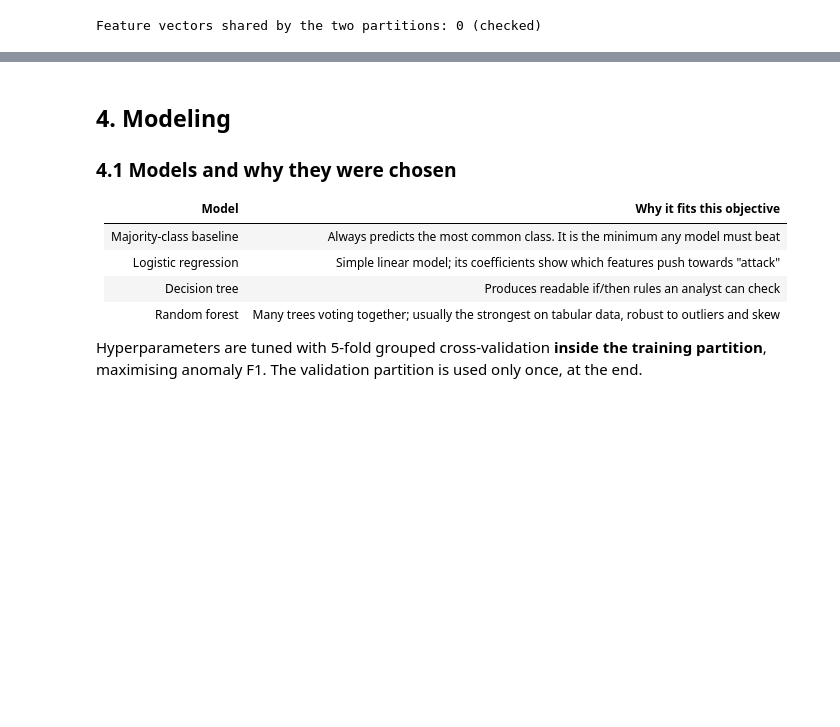
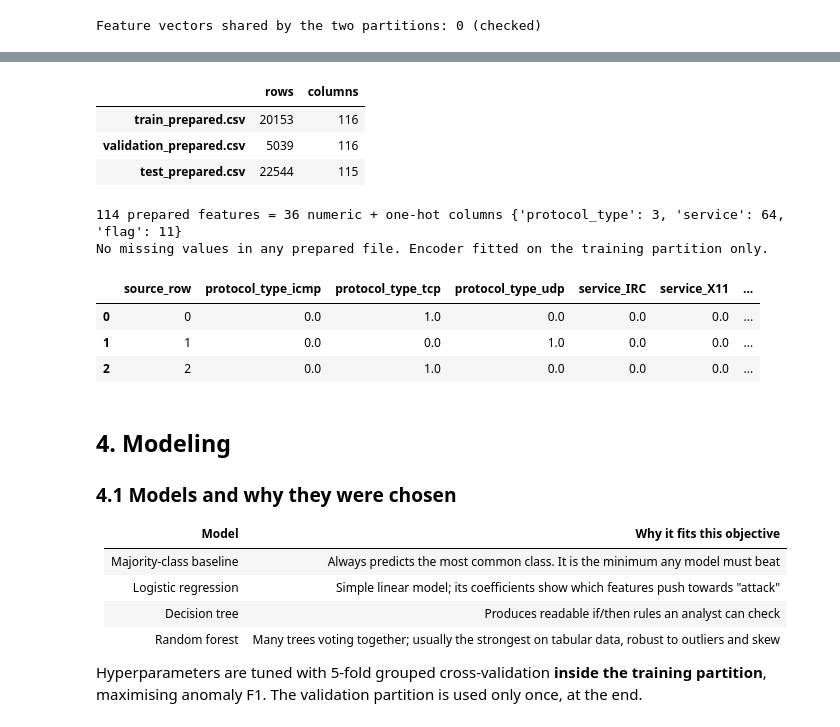
Before and after one commit to aymenmelk/HoneyBadger, a Jupyter notebook: pair1_attack_classification.ipynb, the cells around one changed output, grey strips where cells are left out. Drawn from its saved outputs; the diff is of its cells as text; code cells hidden in the pictures; blank space fills up the shorter version.

```diff
--- a/pair1_attack_classification.ipynb
+++ b/pair1_attack_classification.ipynb
@@ -321,3 +332,43 @@ Feature vectors shared by the two partitions: 0 (checked)
+# %%
+from scipy import sparse
+
+prep = tree_preprocessor(categorical).fit(X_fit)
+column_names = [name.split('__', 1)[1] for name in prep.get_feature_names_out()]
+
+
+def prepared_frame(frame, rows, labels=None):
+    values = prep.transform(frame)
+    values = values.toarray() if sparse.issparse(values) else np.asarray(values)
+    out = pd.DataFrame(values, columns=column_names)
+    out.insert(0, 'source_row', rows)
+    if labels is not None:
+        out['label'] = labels
+    return out
+
+
+exports = {'train_prepared.csv': prepared_frame(X_fit, fit_idx, y_fit),
+           'validation_prepared.csv': prepared_frame(X_val, val_idx, y_val),
+           'test_prepared.csv': prepared_frame(test[model_features], np.arange(len(test)))}
+for name, frame in exports.items():
+    frame.to_csv(name, index=False)
+    assert frame.drop(columns=['source_row', 'label'], errors='ignore').isna().sum().sum() == 0
+display(pd.DataFrame({'rows': [len(f) for f in exports.values()], 'columns': [f.shape[1] for f in exports.values()]},
+                     index=list(exports)))
+encoded = {c: sum(n.startswith(c + '_') for n in column_names) for c in categorical}
+print(f'{len(column_names)} prepared features = {len(numeric)} numeric + one-hot columns {encoded}')
+print('No missing values in any prepared file. Encoder fitted on the training partition only.')
+display(exports['train_prepared.csv'].iloc[:3, :8])
+# %% [output]
+|  | rows | columns |
+| train_prepared.csv | 20153 | 116 |
+| validation_prepared.csv | 5039 | 116 |
+| test_prepared.csv | 22544 | 115 |
+114 prepared features = 36 numeric + one-hot columns {'protocol_type': 3, 'service': 64, 'flag': 11}
+No missing values in any prepared file. Encoder fitted on the training partition only.
+|  | source_row | protocol_type_icmp | protocol_type_tcp | protocol_type_udp | service_IRC | service_X11 | ... |
+| 0 | 0 | 0.0 | 1.0 | 0.0 | 0.0 | 0.0 | ... |
+| 1 | 1 | 0.0 | 0.0 | 1.0 | 0.0 | 0.0 | ... |
+| 2 | 2 | 0.0 | 1.0 | 0.0 | 0.0 | 0.0 | ... |
 # %% [markdown]
 ## 4. Modeling
 
```
Also changed, not shown: parts of 2 cells of this notebook, 2 other files.
